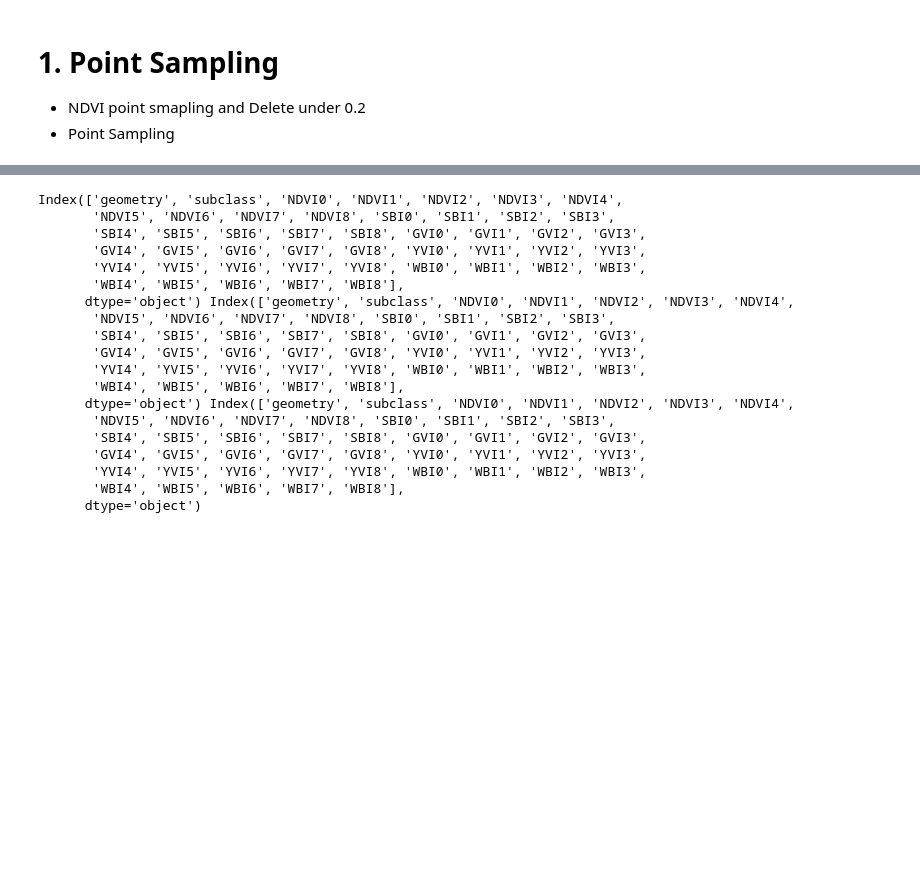
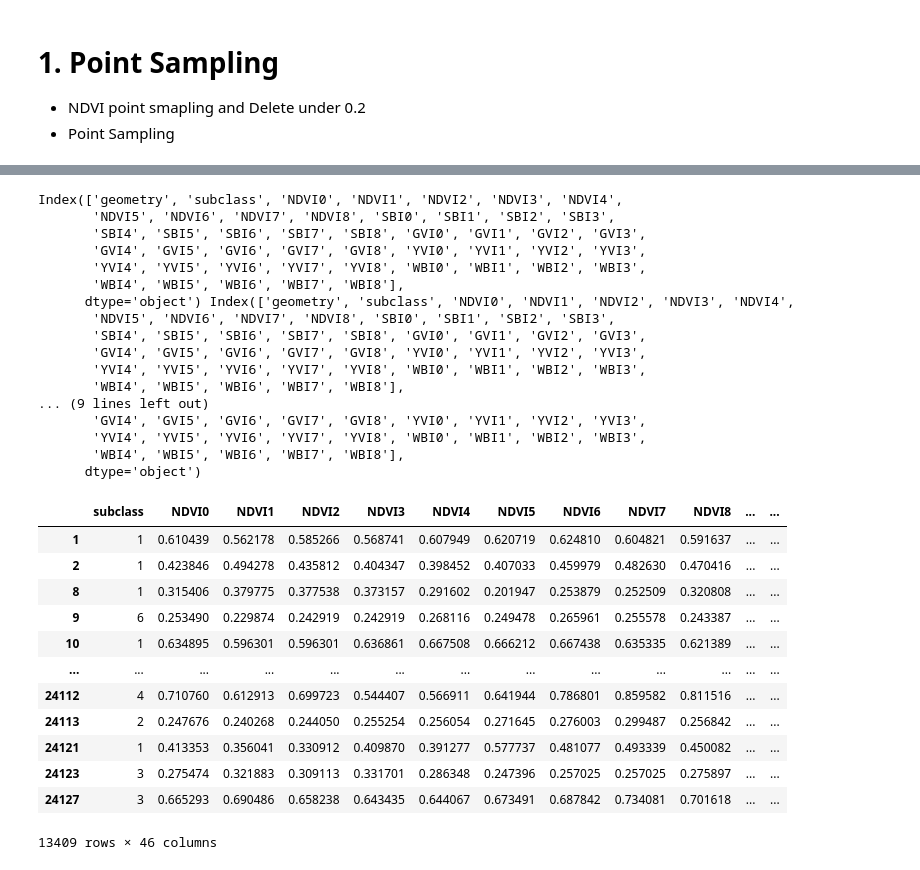
Before and after one commit to haenol/sprout, a Jupyter notebook: data_sampling_def.ipynb, the cells around one changed output, grey strips where cells are left out. Saved outputs shown, nothing was run; the diff lists cells and outputs as text; code cells hidden in the pictures; blank space fills up the shorter version.

```diff
--- a/data_sampling_def.ipynb
+++ b/data_sampling_def.ipynb
@@ -47,8 +47,11 @@ br = sc_change(tp_br)
 - NDVI point smapling and Delete under 0.2
 - Point Sampling
 # %%
-for i in ['NDVI', 'SBI', 'GVI', 'YVI', 'WBI']:
-    for j in ['up', 'down', 'br']:
+feature = ['NDVI', 'GCI', 'AVI', 'SIPI', 'ARVI', 'EVI']
+# ['NDVI', 'SBI', 'GVI', 'YVI', 'WBI']
+# ['NDVI', 'GCI', 'AVI', 'SIPI', 'ARVI', 'EVI']
+for i in feature:
+    for j in ['br', 'brleft', 'manup', 'mandown']:
         globals()[f'{i}{j}_file'] = '../KOMPSAT 위성영상/데이터 전처리/4. data/'+j+'/'+i+'.tif'
         globals()[f'{i}{j}_src'] = rasterio.open(globals()[f'{i}{j}_file'])
 # %%
@@ -97,0 +142,14 @@ def PointSampling(file, src, tp, feature):
+# %%
+# 1. run subclass change
+manup = sc_change(tp_up)
+mandown = sc_change(tp_down)
+br = sc_change(tp_br)
+brleft = sc_change(tp_brleft)
+brtest = sc_change(tp_brtest)
+# %%
+# 2. run NDVI point smapling and Delete under 0.2
+manup = NDVIpoint02(manup, NDVImanup_file, NDVImanup_src)
+mandown = NDVIpoint02(mandown, NDVImandown_file, NDVImandown_src)
+brleft = NDVIpoint02(brleft, NDVIbrleft_file, NDVIbrleft_src)
+br = NDVIpoint02(br, NDVIbr_file, NDVIbr_src)
+brtest = NDVIpoint02(brtest, NDVIbr_file, NDVIbr_src)
@@ -118,5 +198,5 @@ PointSampling(WBIbr_file, WBIbr_src, br, 'WBI')
 # %%
-print(up.columns, down.columns, br.columns)
+print(manup.columns, mandown.columns, br.columns, brleft.columns, brtest.columns)
 ## result: [출력결과 확인] || up(16979,47) down(15042,47) br(24028,47)
 # %% [output]
 Index(['geometry', 'subclass', 'NDVI0', 'NDVI1', 'NDVI2', 'NDVI3', 'NDVI4',
@@ -131,9 +211,7 @@ Index(['geometry', 'subclass', 'NDVI0', 'NDVI1', 'NDVI2', 'NDVI3', 'NDVI4',
        'GVI4', 'GVI5', 'GVI6', 'GVI7', 'GVI8', 'YVI0', 'YVI1', 'YVI2', 'YVI3',
        'YVI4', 'YVI5', 'YVI6', 'YVI7', 'YVI8', 'WBI0', 'WBI1', 'WBI2', 'WBI3',
        'WBI4', 'WBI5', 'WBI6', 'WBI7', 'WBI8'],
-      dtype='object') Index(['geometry', 'subclass', 'NDVI0', 'NDVI1', 'NDVI2', 'NDVI3', 'NDVI4',
-       'NDVI5', 'NDVI6', 'NDVI7', 'NDVI8', 'SBI0', 'SBI1', 'SBI2', 'SBI3',
-       'SBI4', 'SBI5', 'SBI6', 'SBI7', 'SBI8', 'GVI0', 'GVI1', 'GVI2', 'GVI3',
+... (9 lines left out)
        'GVI4', 'GVI5', 'GVI6', 'GVI7', 'GVI8', 'YVI0', 'YVI1', 'YVI2', 'YVI3',
        'YVI4', 'YVI5', 'YVI6', 'YVI7', 'YVI8', 'WBI0', 'WBI1', 'WBI2', 'WBI3',
        'WBI4', 'WBI5', 'WBI6', 'WBI7', 'WBI8'],
@@ -146,6 +219,29 @@ def NDVIkn02(tp):
 # %%
-up = NDVIkn02(up)
-down = NDVIkn02(down)
+# 4. run delete the 3by3 kernel NDVI values under 0.2
+brtest = NDVIkn02(brtest)
+manup = NDVIkn02(manup)
+mandown = NDVIkn02(mandown)
+brleft = NDVIkn02(brleft)
 br = NDVIkn02(br)
 # %%
 ## result: [같음] || up(15057,47) down(13409,47) br(21971,47)
+# %%
+manup.drop(['geometry'], axis = 1, inplace=True)
+mandown.drop(['geometry'], axis = 1, inplace=True)
+br.drop(['geometry'], axis = 1, inplace=True)
+brleft.drop(['geometry'], axis = 1, inplace=True)
+mandown
+# %% [output]
+|  | subclass | NDVI0 | NDVI1 | NDVI2 | NDVI3 | NDVI4 | NDVI5 | NDVI6 | NDVI7 | NDVI8 | ... | ... |
+| 1 | 1 | 0.610439 | 0.562178 | 0.585266 | 0.568741 | 0.607949 | 0.620719 | 0.624810 | 0.604821 | 0.591637 | ... | ... |
+| 2 | 1 | 0.423846 | 0.494278 | 0.435812 | 0.404347 | 0.398452 | 0.407033 | 0.459979 | 0.482630 | 0.470416 | ... | ... |
+| 8 | 1 | 0.315406 | 0.379775 | 0.377538 | 0.373157 | 0.291602 | 0.201947 | 0.253879 | 0.252509 | 0.320808 | ... | ... |
+| 9 | 6 | 0.253490 | 0.229874 | 0.242919 | 0.242919 | 0.268116 | 0.249478 | 0.265961 | 0.255578 | 0.243387 | ... | ... |
+| 10 | 1 | 0.634895 | 0.596301 | 0.596301 | 0.636861 | 0.667508 | 0.666212 | 0.667438 | 0.635335 | 0.621389 | ... | ... |
+| ... | ... | ... | ... | ... | ... | ... | ... | ... | ... | ... | ... | ... |
+| 24112 | 4 | 0.710760 | 0.612913 | 0.699723 | 0.544407 | 0.566911 | 0.641944 | 0.786801 | 0.859582 | 0.811516 | ... | ... |
+| 24113 | 2 | 0.247676 | 0.240268 | 0.244050 | 0.255254 | 0.256054 | 0.271645 | 0.276003 | 0.299487 | 0.256842 | ... | ... |
+| 24121 | 1 | 0.413353 | 0.356041 | 0.330912 | 0.409870 | 0.391277 | 0.577737 | 0.481077 | 0.493339 | 0.450082 | ... | ... |
+| 24123 | 3 | 0.275474 | 0.321883 | 0.309113 | 0.331701 | 0.286348 | 0.247396 | 0.257025 | 0.257025 | 0.275897 | ... | ... |
+| 24127 | 3 | 0.665293 | 0.690486 | 0.658238 | 0.643435 | 0.644067 | 0.673491 | 0.687842 | 0.734081 | 0.701618 | ... | ... |
+13409 rows × 46 columns
```
Also changed, not shown: parts of 38 cells of this notebook, 1 other file.
